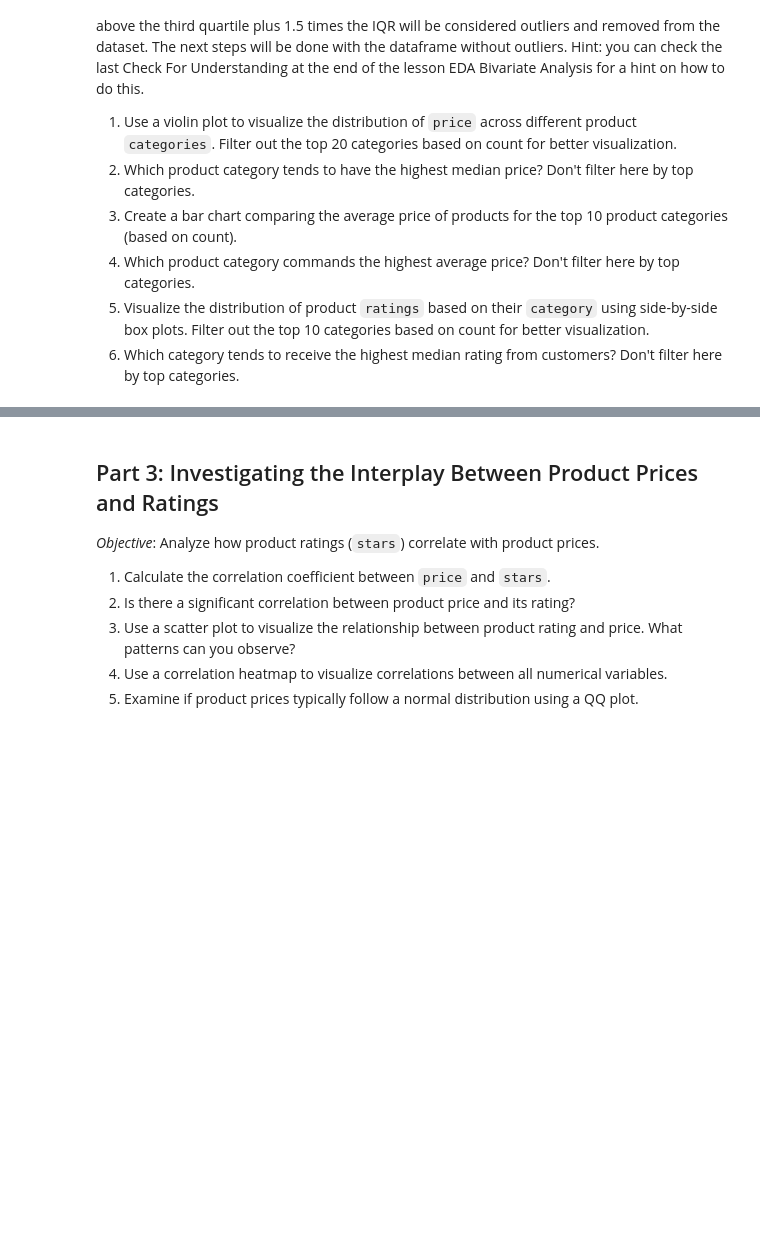
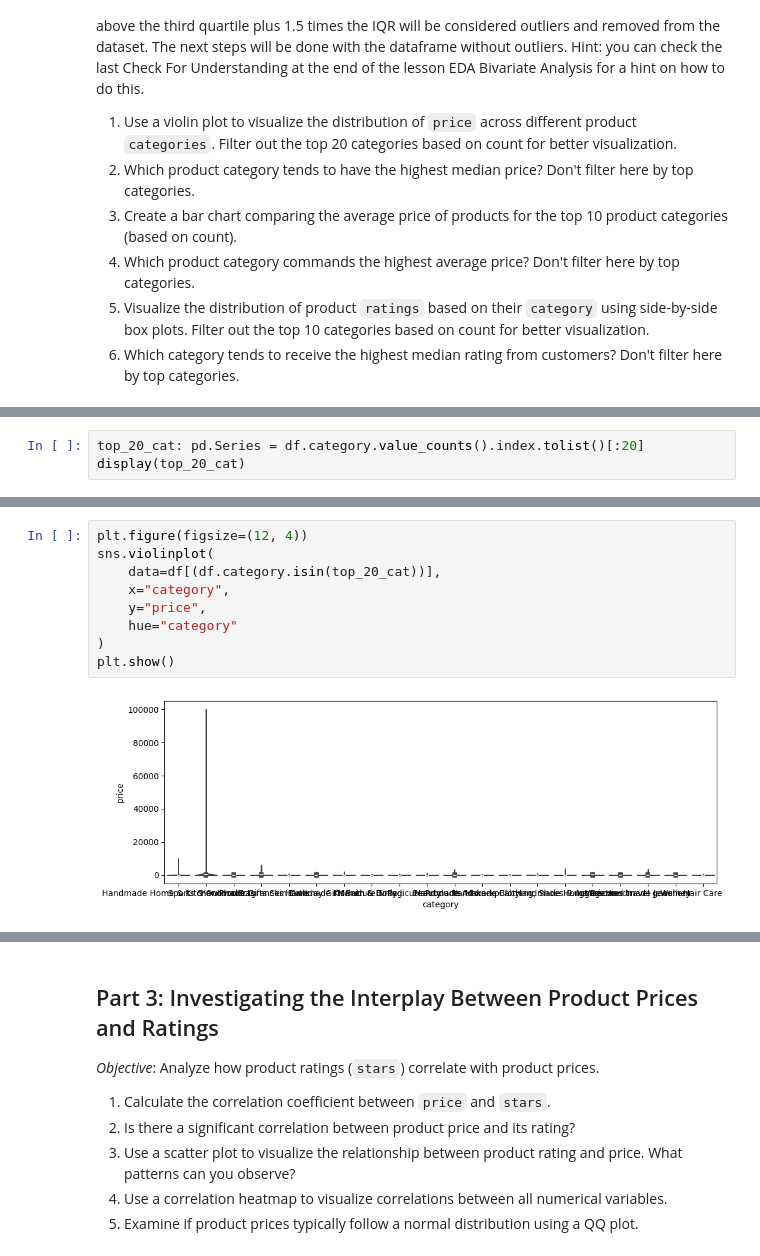
Before and after one commit to richim96/ironhack-eda-bivariate-analysis, a Jupyter notebook: lab_eda_bivariate.ipynb, the cells around one changed output, grey strips where cells are left out. Cells and saved outputs as stored; diff of their text form; blank space fills up the shorter version.

```diff
--- a/lab_eda_bivariate.ipynb
+++ b/lab_eda_bivariate.ipynb
@@ -93,0 +193,3 @@ Hint: you can check the last Check For Understanding at the end of the lesson ED
+# %%
+top_20_cat: pd.Series = df.category.value_counts().index.tolist()[:20]
+display(top_20_cat)
@@ -93,0 +217,11 @@ Hint: you can check the last Check For Understanding at the end of the lesson ED
+# %%
+plt.figure(figsize=(12, 4))
+sns.violinplot(
+    data=df[(df.category.isin(top_20_cat))],
+    x="category",
+    y="price",
+    hue="category"
+)
+plt.show()
+# %% [output]
+[figure, added]
```
Also changed, not shown: parts of 35 cells of this notebook, 1 other file.
